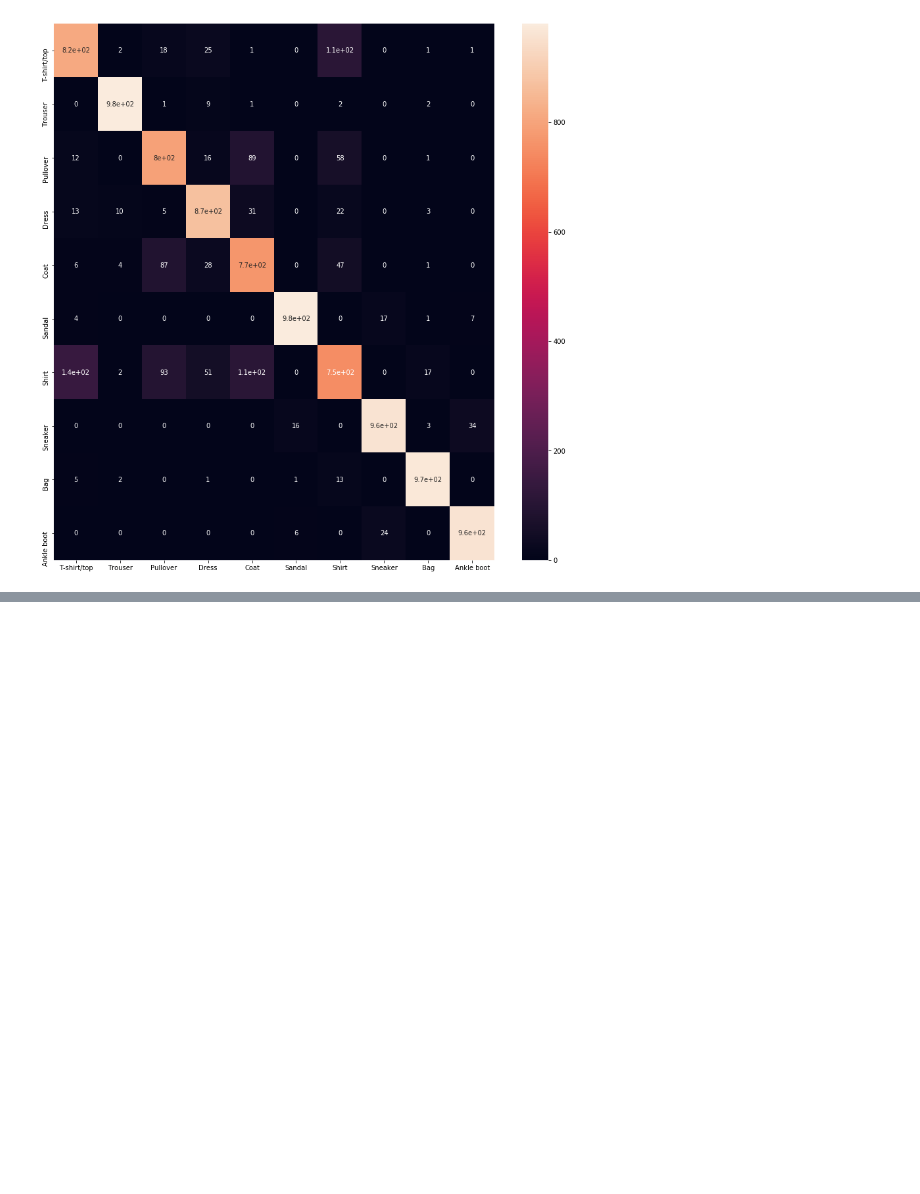
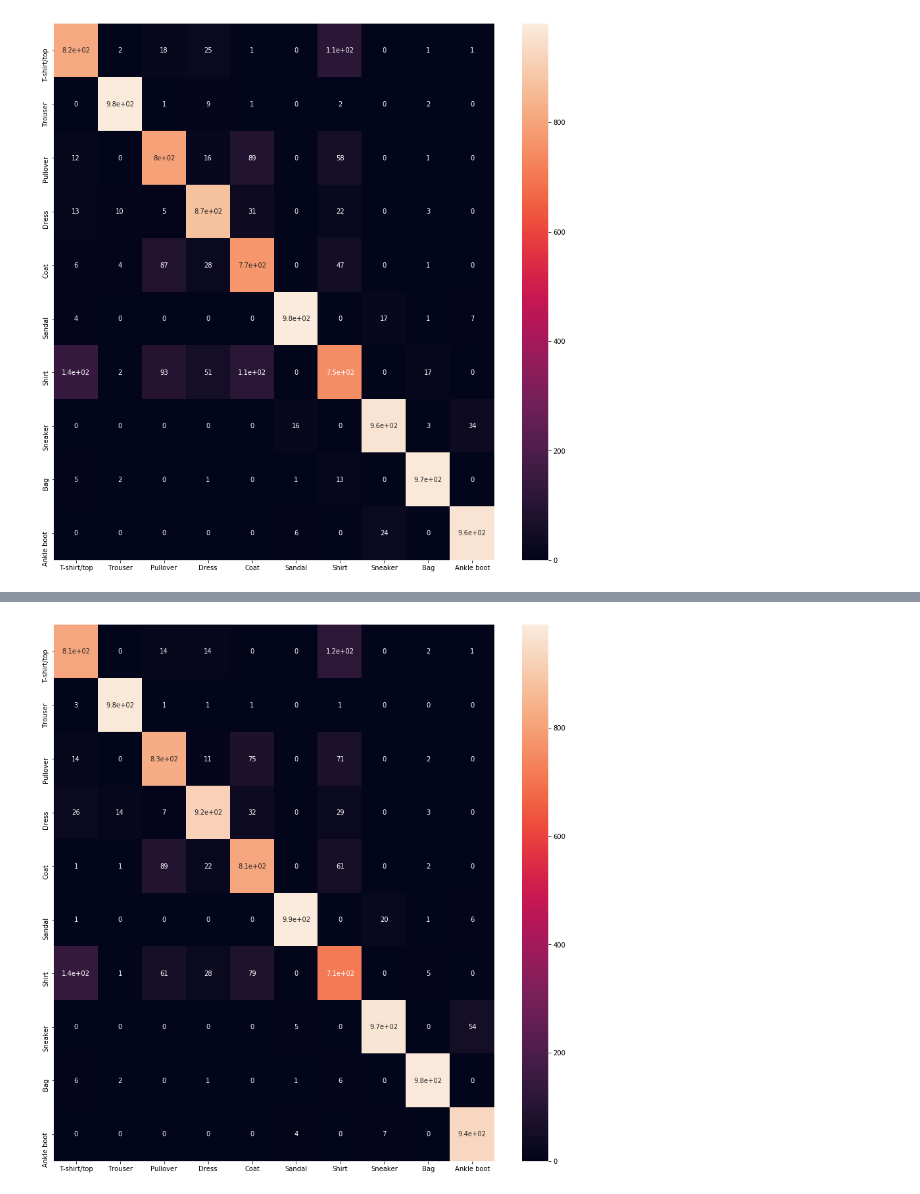
Before and after one commit to Tebs-Lab/intro-to-deep-learning, a Jupyter notebook: 04-convolutional-neural-networks/01-intro-to-convolutional-neural-networks.ipynb, the cells around one changed output, grey strips where cells are left out. Cells and saved outputs as stored; diff of their text form; code cells hidden in the pictures; blank space fills up the shorter version.

```diff
--- a/04-convolutional-neural-networks/01-intro-to-convolutional-neural-networks.ipynb
+++ b/04-convolutional-neural-networks/01-intro-to-convolutional-neural-networks.ipynb
@@ -199,0 +231,9 @@ plt.show()
+# %%
+predictions = model.predict(conv_test_data)
+cm = confusion_matrix(np.argmax(predictions, axis=1), np.argmax(test_labels, axis=1))
+plt.figure(figsize = (15, 15))
+
+sn.heatmap(cm, annot=True, xticklabels=name_labels, yticklabels=name_labels)
+plt.show()
+# %% [output]
+[figure, added]
```
Also changed, not shown: parts of 9 cells of this notebook, 20 other files.
